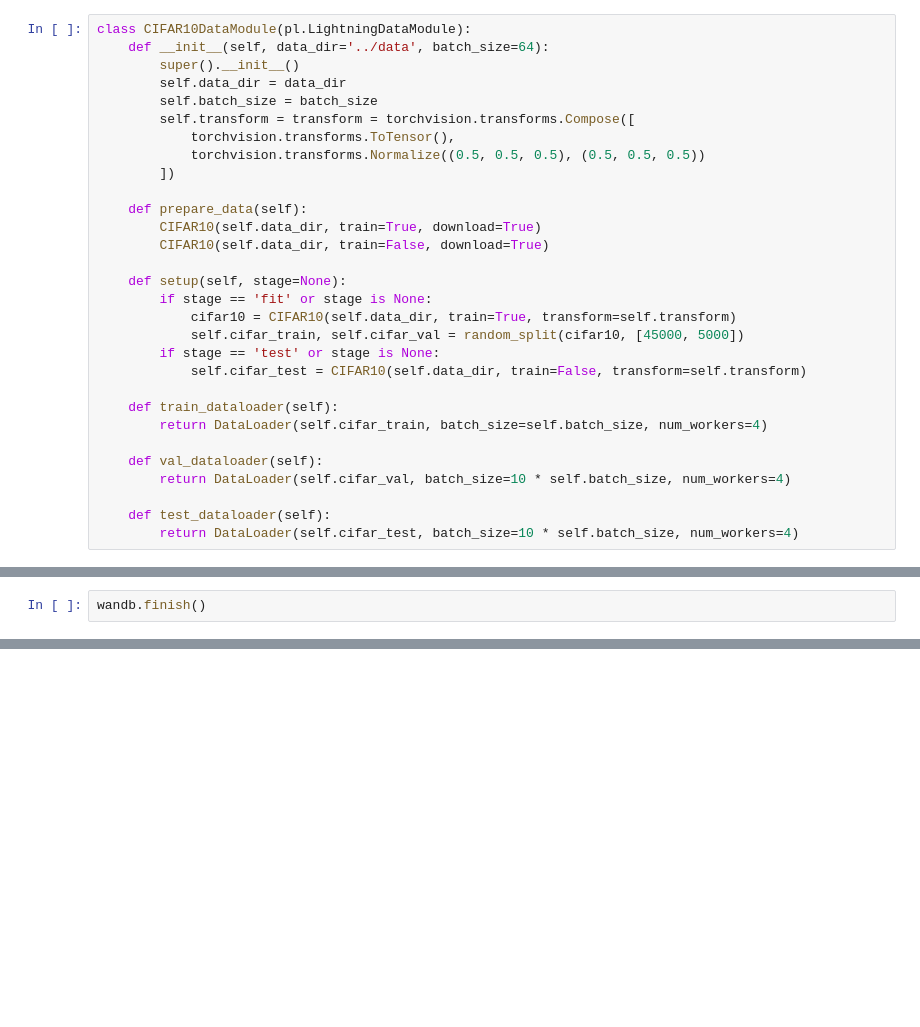
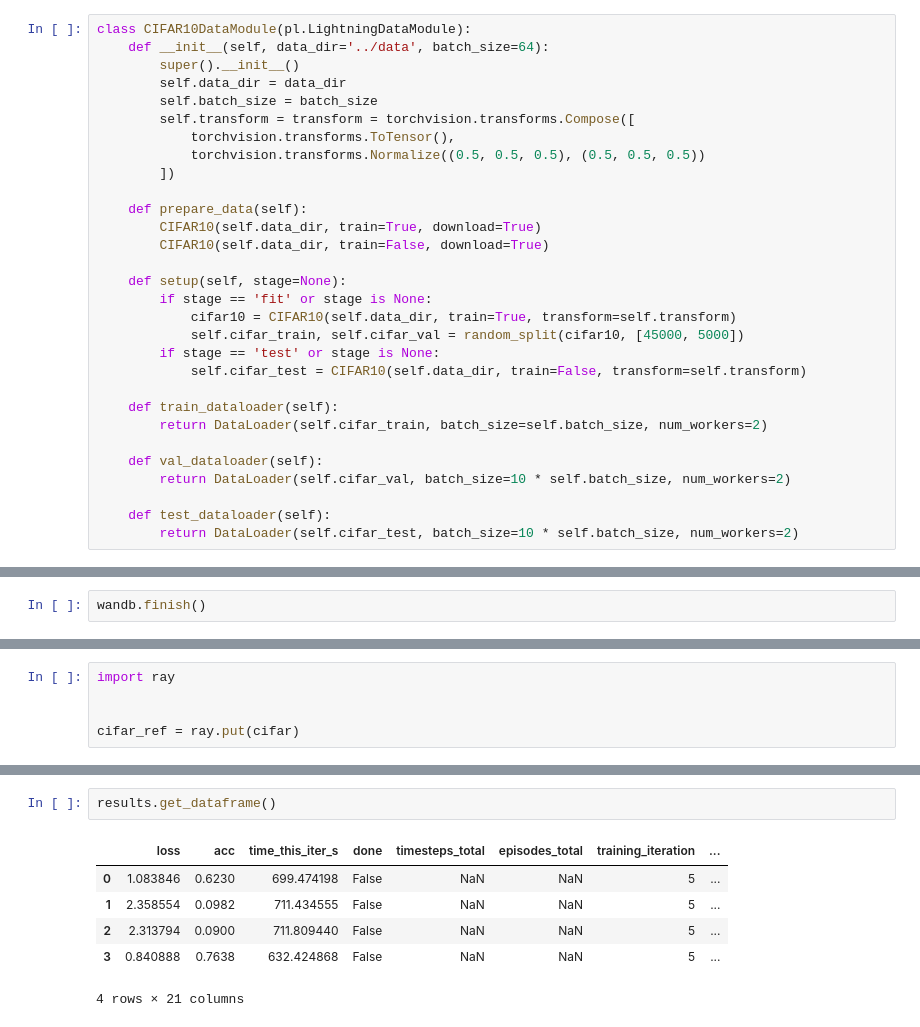
Before and after one commit to petrKantek/intro-to-ml-project, a Jupyter notebook: notebooks/mobilenet_model.ipynb, the cells around one changed output, grey strips where cells are left out. Drawn from its saved outputs; the diff is of its cells as text; blank space fills up the shorter version.

```diff
--- a/notebooks/mobilenet_model.ipynb
+++ b/notebooks/mobilenet_model.ipynb
@@ -41,13 +42,13 @@ class CIFAR10DataModule(pl.LightningDataModule):
             self.cifar_test = CIFAR10(self.data_dir, train=False, transform=self.transform)
 
     def train_dataloader(self):
-        return DataLoader(self.cifar_train, batch_size=self.batch_size, num_workers=4)
+        return DataLoader(self.cifar_train, batch_size=self.batch_size, num_workers=2)
 
     def val_dataloader(self):
-        return DataLoader(self.cifar_val, batch_size=10 * self.batch_size, num_workers=4)
+        return DataLoader(self.cifar_val, batch_size=10 * self.batch_size, num_workers=2)
 
     def test_dataloader(self):
-        return DataLoader(self.cifar_test, batch_size=10 * self.batch_size, num_workers=4)
+        return DataLoader(self.cifar_test, batch_size=10 * self.batch_size, num_workers=2)
 # %%
 def get_acc(n_classes):
     if n_classes > 2:
@@ -254,0 +276,5 @@ wandb.finish()
+# %%
+import ray
+
+
+cifar_ref = ray.put(cifar)
@@ -254,0 +644,9 @@ wandb.finish()
+# %%
+results.get_dataframe()
+# %% [output]
+|  | loss | acc | time_this_iter_s | done | timesteps_total | episodes_total | training_iteration | ... |
+| 0 | 1.083846 | 0.6230 | 699.474198 | False | NaN | NaN | 5 | ... |
+| 1 | 2.358554 | 0.0982 | 711.434555 | False | NaN | NaN | 5 | ... |
+| 2 | 2.313794 | 0.0900 | 711.809440 | False | NaN | NaN | 5 | ... |
+| 3 | 0.840888 | 0.7638 | 632.424868 | False | NaN | NaN | 5 | ... |
+4 rows × 21 columns
```
Also changed, not shown: parts of 10 cells of this notebook, 2 other files.
